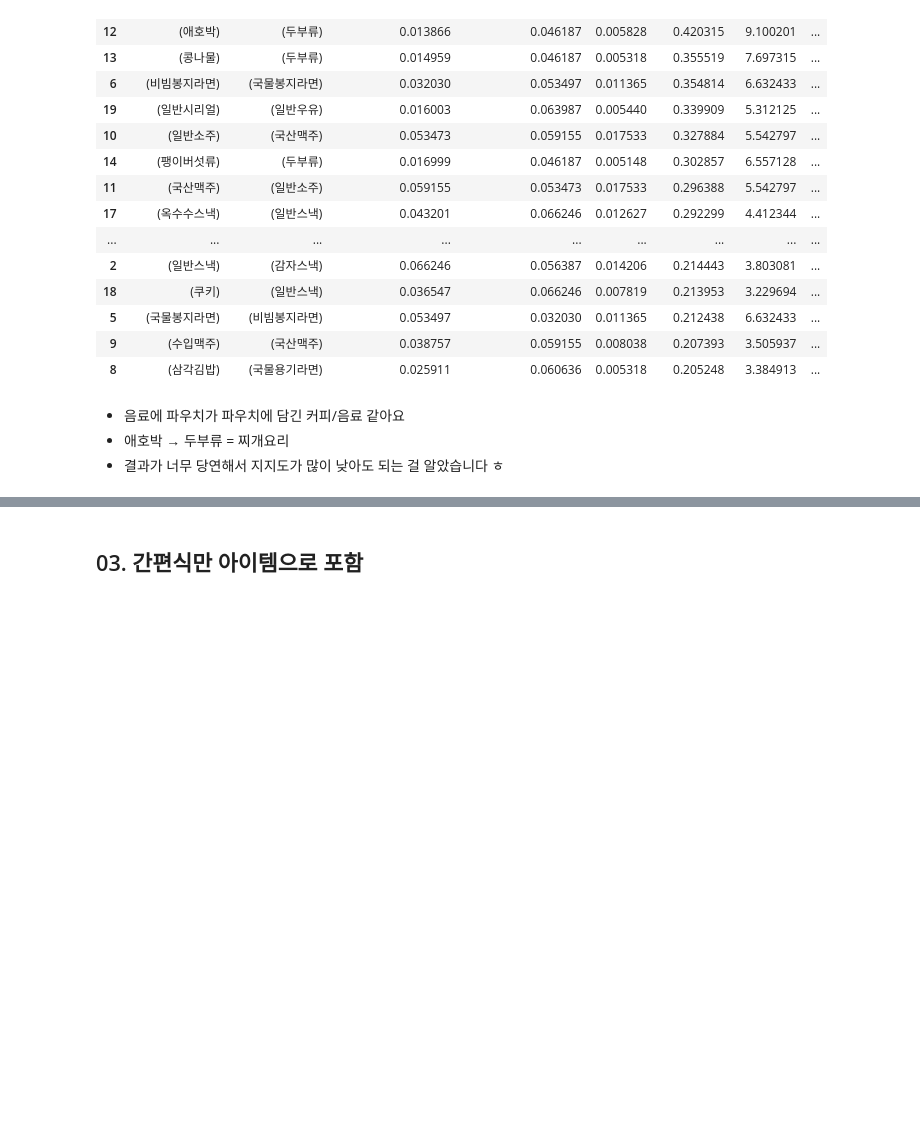
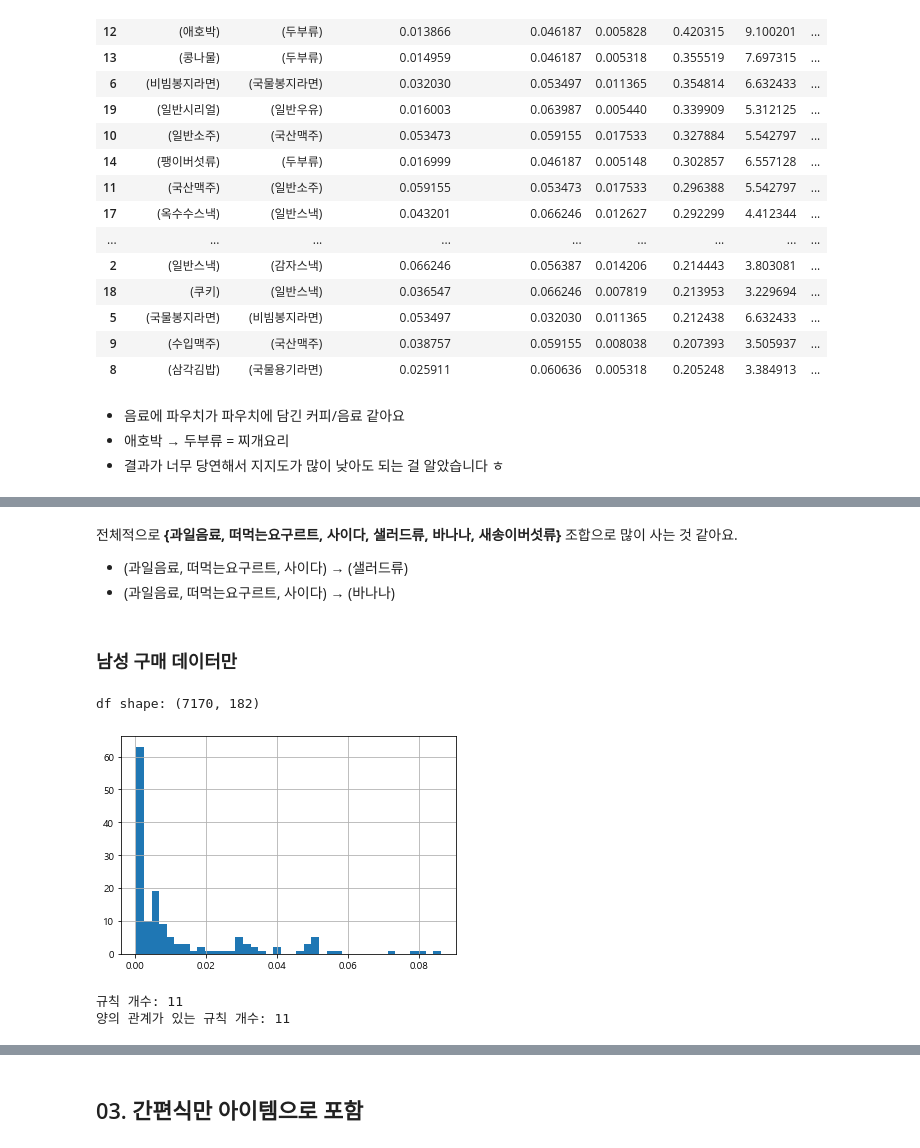
Before and after one commit to HYOJUNG08/RI_E5_1, a Jupyter notebook: ARM_not_clustering.ipynb, the cells around one changed output, grey strips where cells are left out. Saved outputs shown, nothing was run; the diff lists cells and outputs as text; code cells hidden in the pictures; blank space fills up the shorter version.

```diff
--- a/ARM_not_clustering.ipynb
+++ b/ARM_not_clustering.ipynb
@@ -224,0 +288,20 @@ rules_pd
+# %% [markdown]
+전체적으로 __{과일음료, 떠먹는요구르트, 사이다, 샐러드류, 바나나, 새송이버섯류}__ 조합으로 많이 사는 것 같아요.
+- (과일음료, 떠먹는요구르트, 사이다) → (샐러드류)
+- (과일음료, 떠먹는요구르트, 사이다) → (바나나)
+# %% [markdown]
+### 남성 구매 데이터만
+# %%
+man_df = df_food[(df_food['cop_c'] == 'A04') & (df_food['ma_fem_dv'] == '남성')]
+man_ARM = create_df(man_df)
+# %% [output]
+df shape: (7170, 182)
+# %%
+s_histogram(man_ARM, bins = 40)
+# %% [output]
+[figure, added]
+# %%
+man_rules = create_rule(man_ARM, 0.005)
+# %% [output]
+규칙 개수: 11
+양의 관계가 있는 규칙 개수: 11
```
Also changed, not shown: parts of 14 cells of this notebook.
